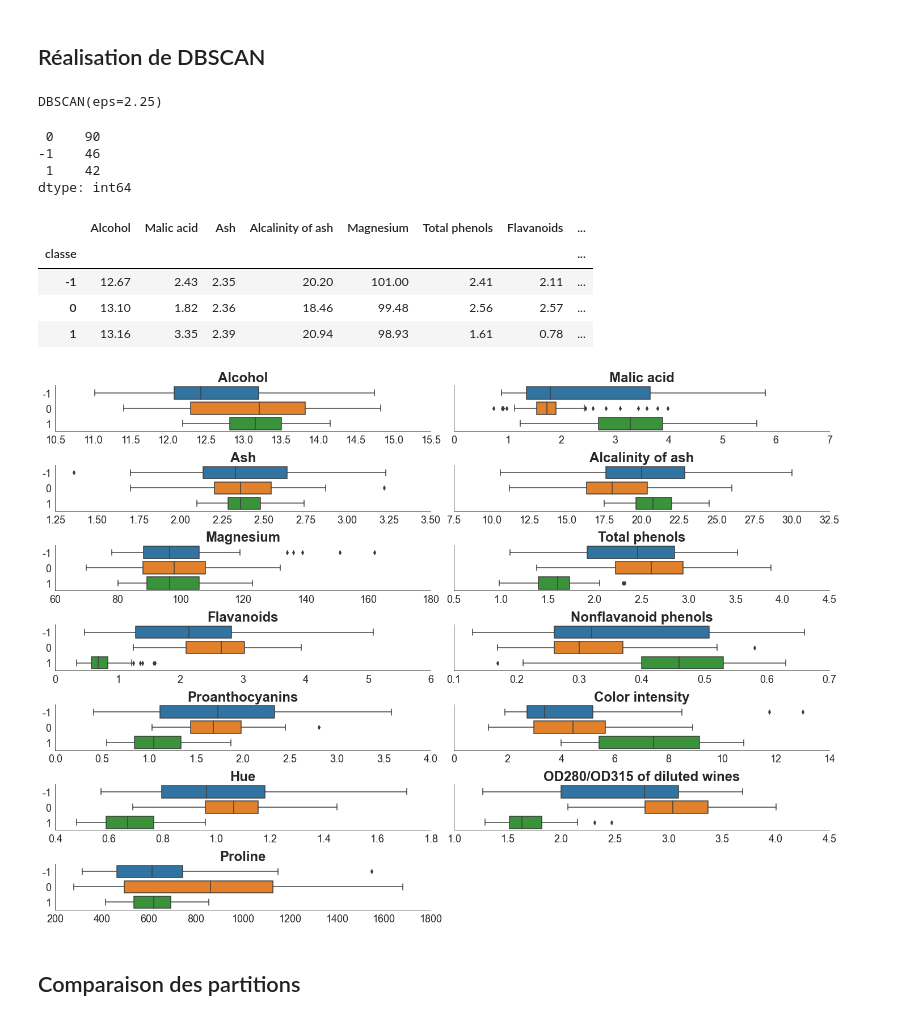
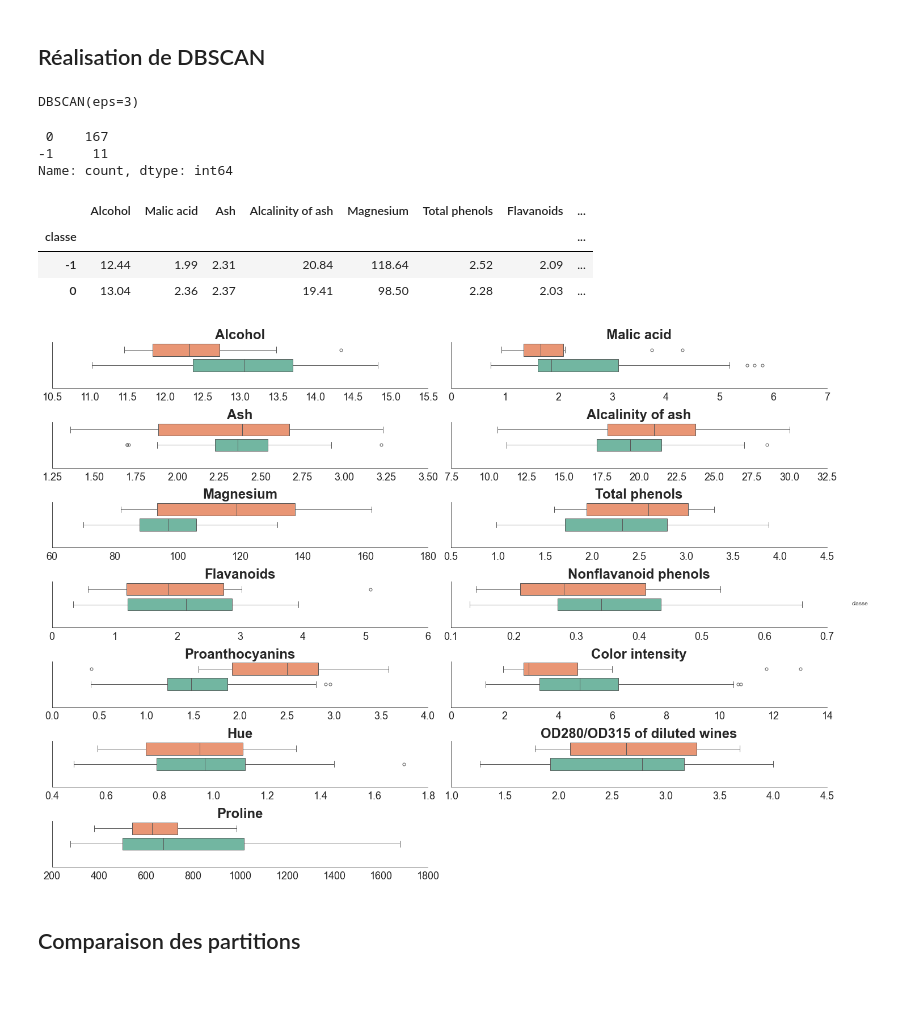
Before and after one commit to fxjollois/cours-2023-2024, a Jupyter notebook: insa--m2-esd--ml/classif-demande1-correction.ipynb, the cells around one changed output. Cells and saved outputs as stored; diff of their text form; code cells hidden in the pictures; blank space fills up the shorter version.

```diff
--- a/insa--m2-esd--ml/classif-demande1-correction.ipynb
+++ b/insa--m2-esd--ml/classif-demande1-correction.ipynb
@@ -200,43 +200,41 @@ pandas.crosstab(kmeans3.labels_, wine["class"])
 # %% [markdown]
 ## Réalisation de DBSCAN
 # %%
-dbscan = DBSCAN(eps = 2.25)
+dbscan = DBSCAN(eps = 3)
 dbscan.fit(scale(wine2))
 # %% [output]
-DBSCAN(eps=2.25)
+DBSCAN(eps=3)
 # %%
 pandas.Series(dbscan.labels_).value_counts()
 # %% [output]
- 0    90
--1    46
- 1    42
-dtype: int64
+ 0    167
+-1     11
+Name: count, dtype: int64
 # %%
 wine2.assign(classe = dbscan.labels_).groupby("classe").mean().round(2)
 # %% [output]
 |  | Alcohol | Malic acid | Ash | Alcalinity of ash | Magnesium | Total phenols | Flavanoids | ... |
 | classe |  |  |  |  |  |  |  | ... |
-| -1 | 12.67 | 2.43 | 2.35 | 20.20 | 101.00 | 2.41 | 2.11 | ... |
-| 0 | 13.10 | 1.82 | 2.36 | 18.46 | 99.48 | 2.56 | 2.57 | ... |
-| 1 | 13.16 | 3.35 | 2.39 | 20.94 | 98.93 | 1.61 | 0.78 | ... |
+| -1 | 12.44 | 1.99 | 2.31 | 20.84 | 118.64 | 2.52 | 2.09 | ... |
+| 0 | 13.04 | 2.36 | 2.37 | 19.41 | 98.50 | 2.28 | 2.03 | ... |
 # %%
 g = seaborn.catplot(
     data = wine2.assign(classe = [str(v) for v in dbscan.labels_]) \
                 .melt(id_vars = "classe"),
-    x = "value", y = "classe",
+    x = "value", y = "classe", hue = "classe",
     kind = "box",
     order = ["-1", "0", "1"],
     col = "variable", col_wrap = 2, sharex = False,
-    height = 2, aspect = 5
+    height = 2, aspect = 5, palette = "Set2"
 )
 g.set_titles(col_template = "{col_name}", fontweight = "bold", size = 24)
 g.set_xticklabels(size = 18)
 g.set_yticklabels(size = 18)
 g.tight_layout()
 g.set_axis_labels(x_var = "", y_var = "")
 plt.show()
 # %% [output]
-[figure, old version]
+[figure, new version]
 # %% [markdown]
 ## Comparaison des partitions
 # %%
```
Also changed, not shown: parts of 9 cells of this notebook, 6 other files.
